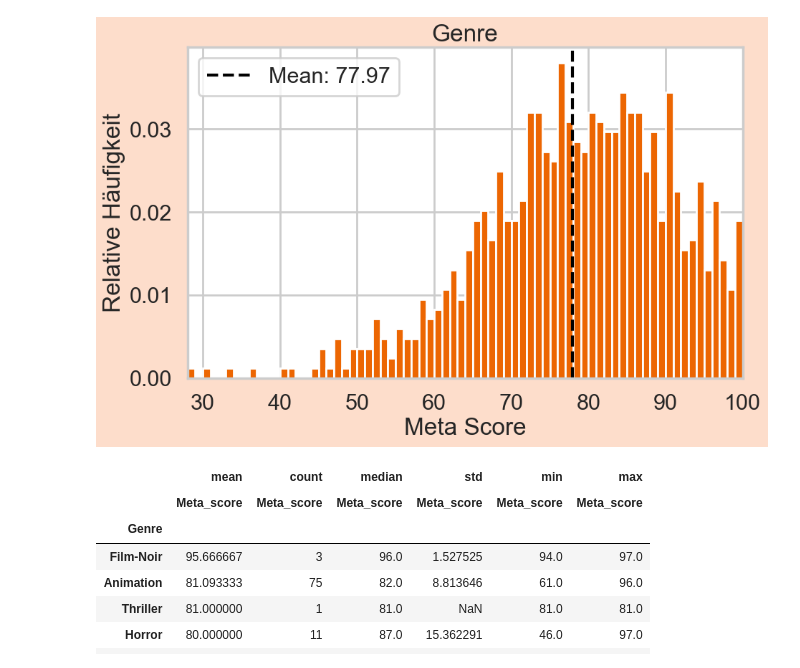
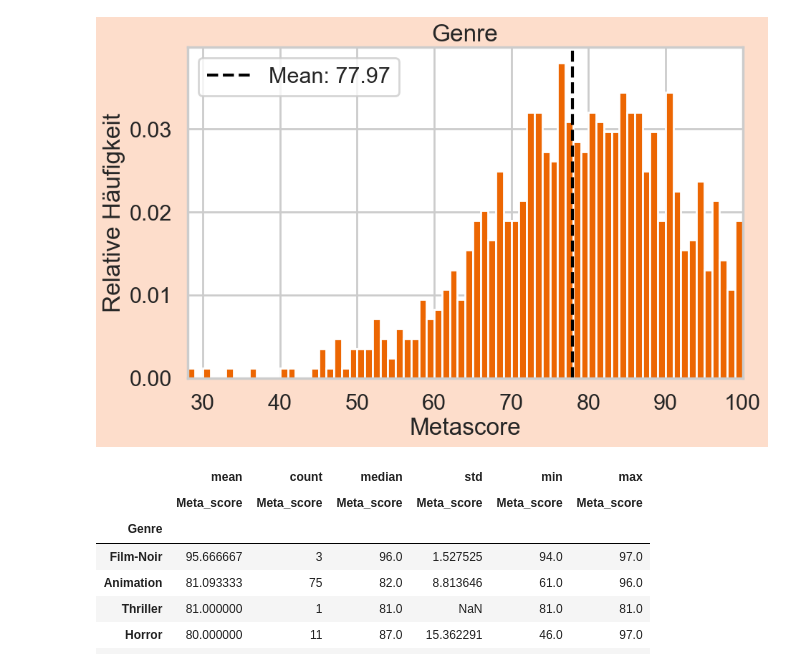
Before and after one commit to mib1213/ScientificPoster, a Jupyter notebook: movies.ipynb, the cells around one changed output. Saved outputs shown, nothing was run; the diff lists cells and outputs as text; code cells hidden in the pictures.

```diff
--- a/movies.ipynb
+++ b/movies.ipynb
@@ -28,19 +31,19 @@ df.head()
 # %%
 plt.figure(figsize=(10, 6), facecolor=healthy_orange_25)
 plt.hist(df.Meta_score,
          bins=range(int(df.Meta_score.min()), int(df.Meta_score.max()) + 1),
          color=healthy_orange,
          density=True)
 genre_mean = df.Meta_score.mean()
 plt.axvline(x=genre_mean, color='black', label=f'Mean: {genre_mean:.2f}', linestyle='--')
-plt.xlabel('Meta Score')
+plt.xlabel('Metascore')
 plt.ylabel('Relative Häufigkeit')
 plt.title('Genre')
 plt.legend()
 plt.xlim(int(df.Meta_score.min()), 100)
 plt.show()
 # %% [output]
-[figure, old version]
+[figure, new version]
 # %%
 df_pivoted_meta = df.pivot_table(index='Genre',
                                  values='Meta_score',
```
Also changed, not shown: parts of 22 cells of this notebook, 2 other files.
